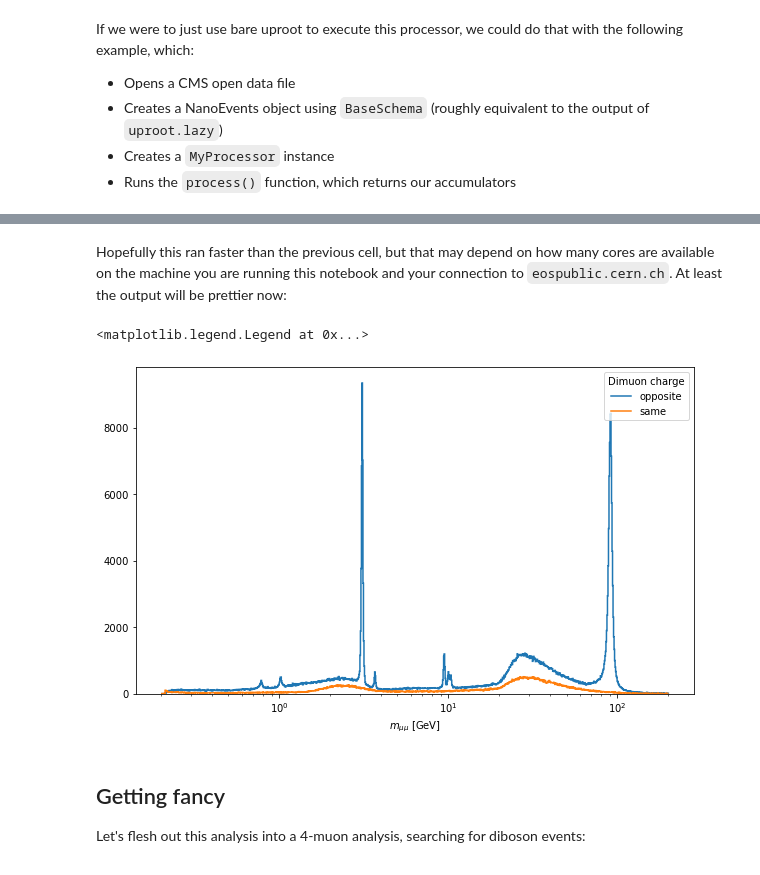
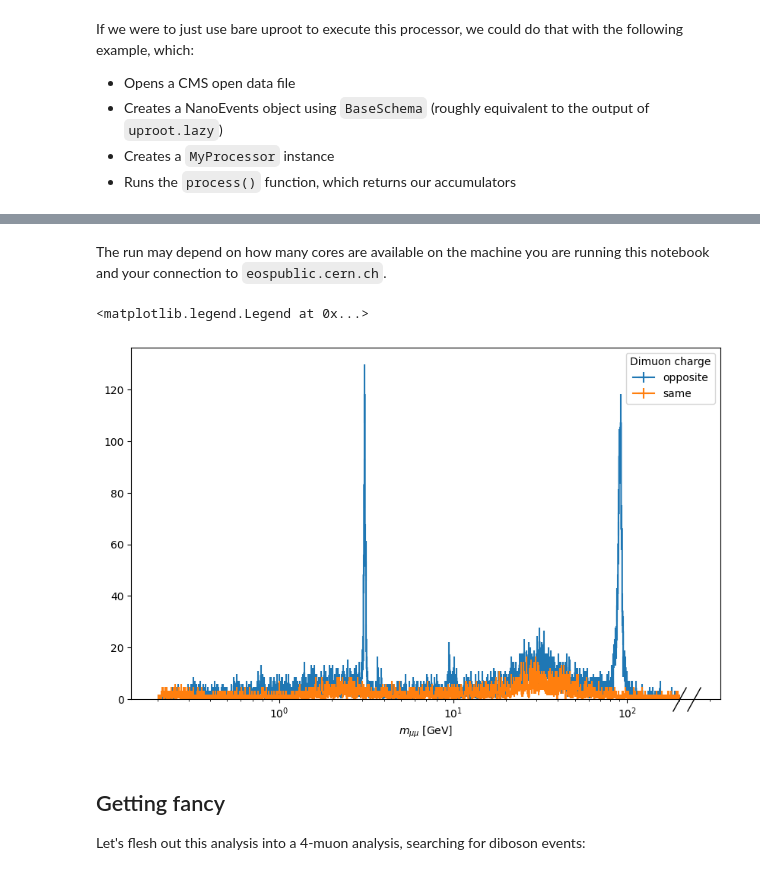
Before and after one commit to CoffeaTeam/coffea, a Jupyter notebook: binder/processor.ipynb, the cells around one changed output, grey strips where cells are left out. Cells and saved outputs as stored; diff of their text form; code cells hidden in the pictures.

Commit message:
fix(docs): rewrite Coffea Processors notebook

```diff
--- a/binder/processor.ipynb
+++ b/binder/processor.ipynb
@@ -179,0 +114,32 @@ out
+# %%
+fileset = {
+    'DoubleMuon': {
+        "files": {
+            'file://Run2012B_DoubleMuParked.root': "Events",
+            'file://Run2012C_DoubleMuParked.root': "Events",
+        }
+    },
+    'ZZ to 4mu': {
+        "files": {
+            'file://ZZTo4mu.root': "Events"
+        }
+    }
+}
+
+
+dataset_runnable, dataset_updated = preprocess(
+    fileset,
+    maybe_step_size=7,
+    align_clusters=False,
+    files_per_batch=10,
+    skip_bad_files=True,
+    save_form=True,
+)
+# %%
+to_compute = apply_to_fileset(
+                MyProcessor(),
+                max_chunks(dataset_runnable, 1000),
+                schemaclass=BaseSchema,
+            )
+out = dask.compute(to_compute)[0]
+print(out)
@@ -180,13 +154,13 @@ out
 # %% [markdown]
-Hopefully this ran faster than the previous cell, but that may depend on how many cores are available on the machine you are running this notebook and your connection to `eospublic.cern.ch`. At least the output will be prettier now:
+The run may depend on how many cores are available on the machine you are running this notebook and your connection to `eospublic.cern.ch`.
 # %%
 fig, ax = plt.subplots(figsize=(10, 6))
-out["DoubleMuon"]["mass"].plot1d(ax=ax)
+out["DoubleMuon"]["DoubleMuon"]["mass"].plot1d(ax=ax)
 ax.set_xscale("log")
 ax.legend(title="Dimuon charge")
 # %% [output]
 <matplotlib.legend.Legend at 0x...>
-[figure, old version]
+[figure, new version]
 # %% [markdown]
 ## Getting fancy
 Let's flesh out this analysis into a 4-muon analysis, searching for diboson events:
```
Also changed, not shown: parts of 19 cells of this notebook.
